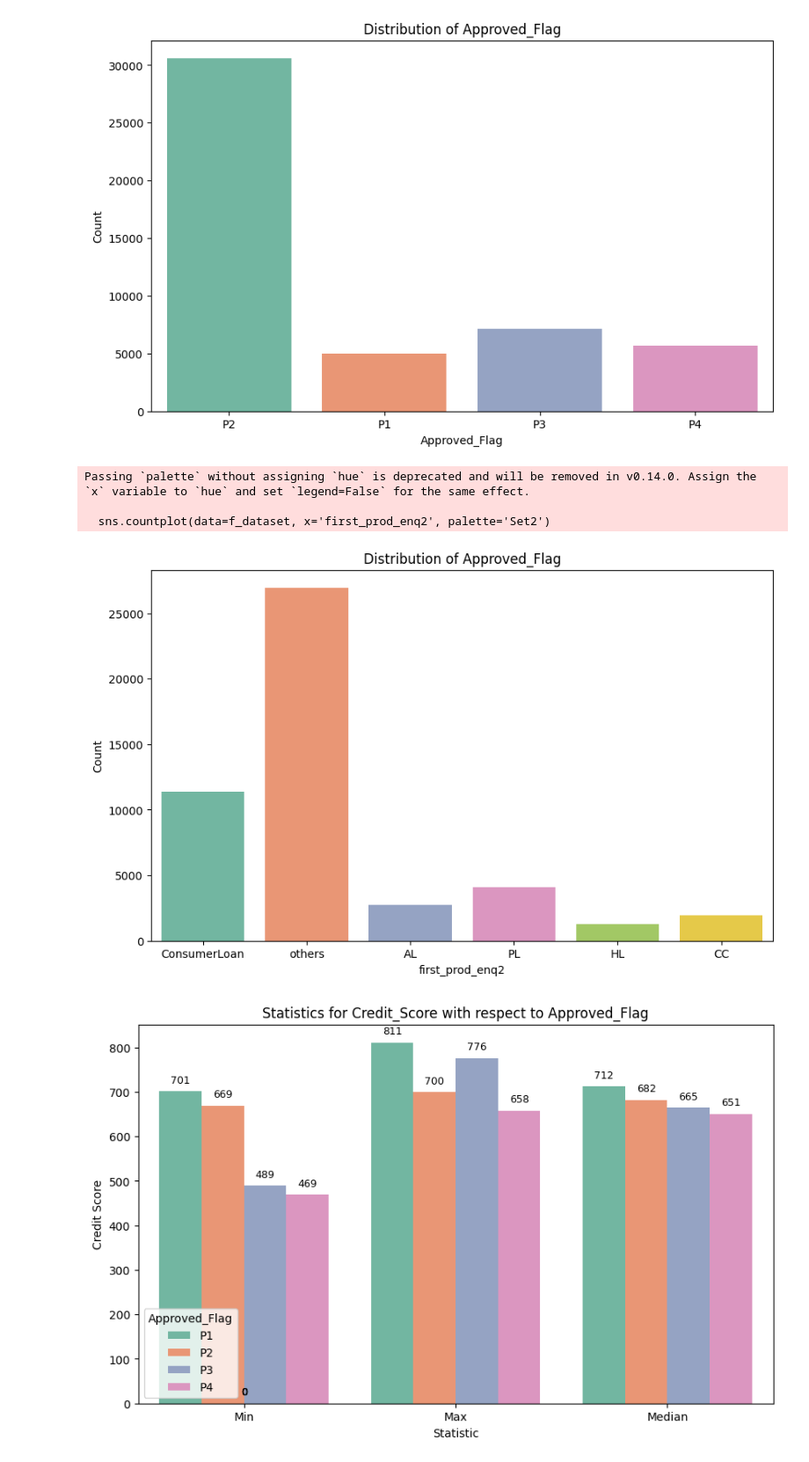
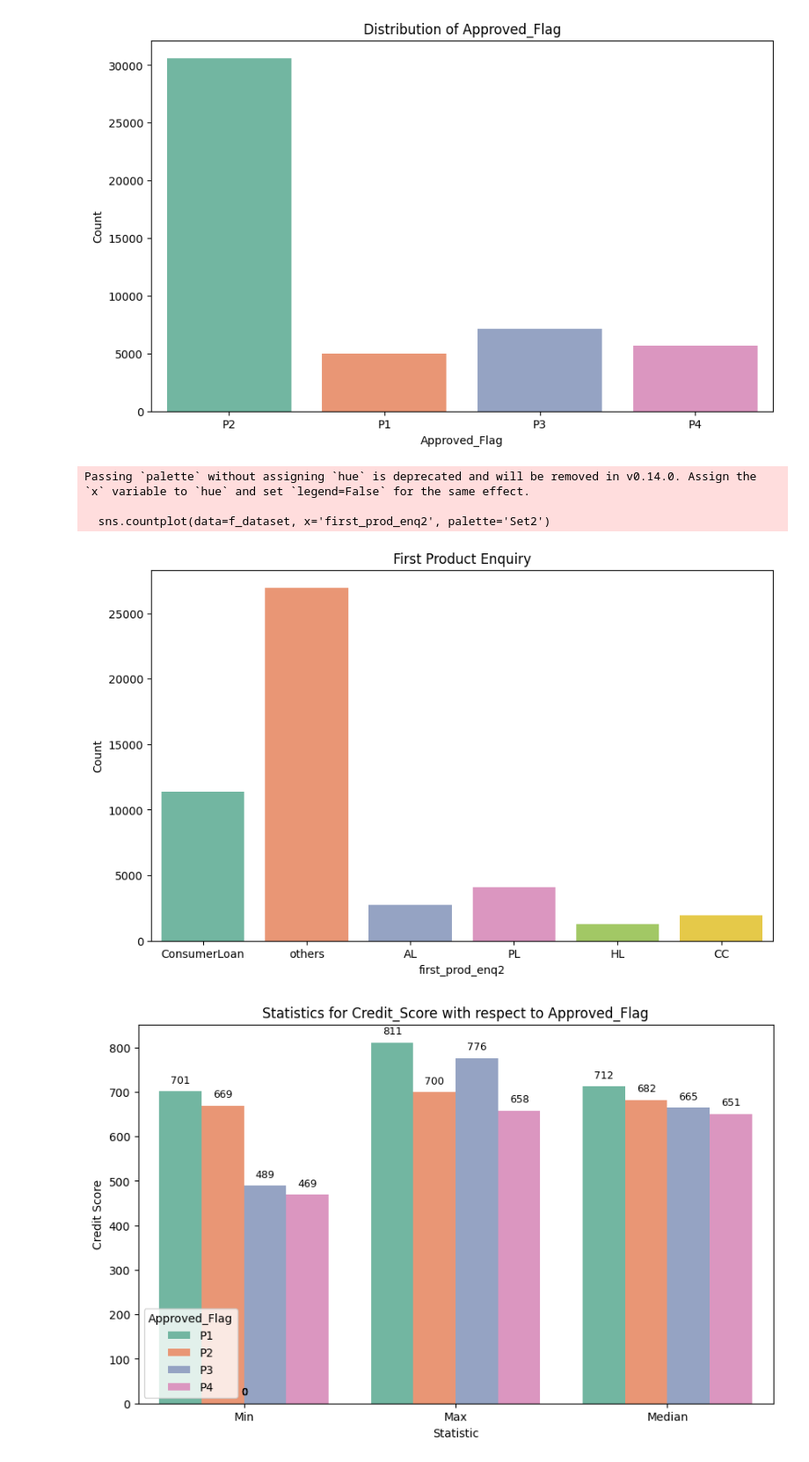
Before and after one commit to sayalii-e/Credit-Risk-Assessment, a Jupyter notebook: Credit_Risk_Assessment.ipynb, the cells around one changed output. Shown at 88% size. Cells and saved outputs as stored; diff of their text form; code cells hidden in the pictures.

```diff
--- a/Untitled.ipynb
+++ b/Credit_Risk_Assessment.ipynb
@@ -881,7 +886,7 @@ f_dataset = train_n[[
   'pct_CC_enq_L6m_of_ever', 'pct_PL_enq_L6m_of_ever', 'pct_tl_closed_L12M', 'pct_tl_closed_L6M',
   'pct_tl_open_L6M', 'PL_enq_L12m', 'PL_Flag', 'PL_TL', 'recent_level_of_deliq', 'Secured_TL',
   'time_since_recent_enq', 'time_since_recent_payment', 'Time_With_Curr_Empr', 'Tot_Missed_Pmnt',
-  'Tot_TL_closed_L12M', 'Unsecured_TL', 'enq_L3m', 'Other_TL'
+  'Tot_TL_closed_L12M', 'Unsecured_TL', 'enq_L3m', 'Other_TL','Credit_Score'
 ]]
 # %%
 f_dataset.head()
@@ -949,16 +954,16 @@ Passing `palette` without assigning `hue` is deprecated and will be removed in v
 # %%
 
 plt.figure(figsize=(10, 6))
 sns.countplot(data=f_dataset, x='first_prod_enq2', palette='Set2')
-plt.title("Distribution of First Product Enquiry")
+plt.title("First Product Enquiry")
 plt.xlabel("first_prod_enq2")
 plt.ylabel("Count")
 plt.show()
 # %% [output]
 Passing `palette` without assigning `hue` is deprecated and will be removed in v0.14.0. Assign the `x` variable to `hue` and set `legend=False` for the same effect.
 
   sns.countplot(data=f_dataset, x='first_prod_enq2', palette='Set2')
-[figure, old version]
+[figure, new version]
 # %%
 # Calculate min, max, median for each Approved_Flag
 stats_df = train_n.groupby('Approved_Flag')['Credit_Score'].agg(
```
Also changed, not shown: parts of 23 cells of this notebook, 19 other files.
